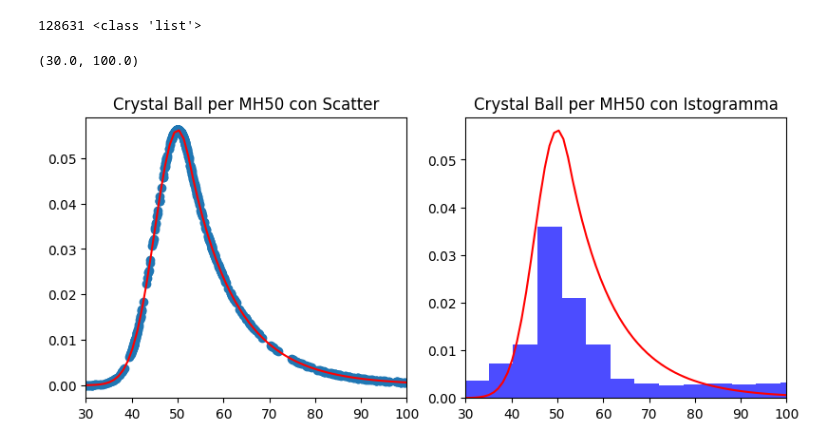
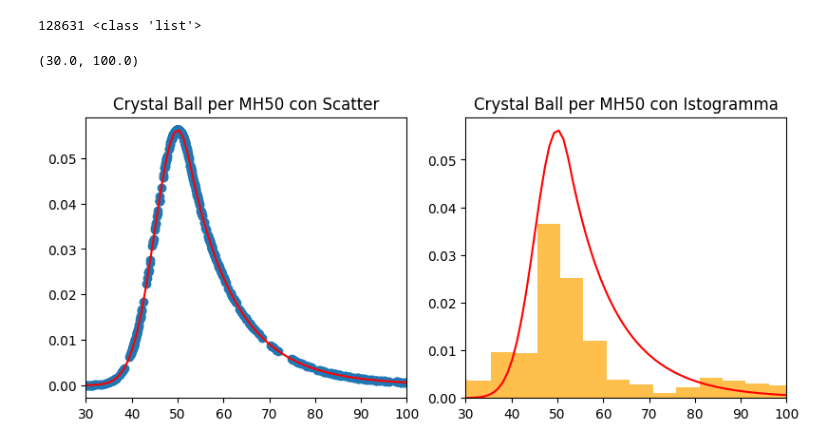
Before and after one commit to riccardocanterini-cyber/Tesi, a Jupyter notebook: Fit_Dati.ipynb, the cells around one changed output. Cells and saved outputs as stored; diff of their text form; code cells hidden in the pictures.

```diff
--- a/Fit_Dati.ipynb
+++ b/Fit_Dati.ipynb
@@ -8,6 +8,7 @@ from iminuit import Minuit
 from iminuit.cost import UnbinnedNLL
 import matplotlib.pyplot as plt
 from Utilities import extractor
+
 
 # Estraiamo i dati e creiamo il range per il grafico
 # Ho creato una funzione per estrarre i dati da ROOT, ho crato un file apposito Utilities nel caso dovesse riservire
@@ -22,32 +23,36 @@ def cb_pdf(x, mu, sigma, beta, m):
     return crystalball.pdf(-1*x, beta, m, loc=-mu, scale=sigma  )
 
 def neg_log_likelihood(mu, sigma, beta, m ):
     pdf = cb_pdf(x_MH50, mu, sigma, beta, m)
     return -np.sum(np.log(pdf))
 
 #Chiedere al prof che ha fatto qui perché ovviemnte non ricordo
 xl=x_MH50[0:1000]
 yl=[ cb_pdf(xi,mu=50,sigma=5,beta=0.5, m=30.0001) for xi in xl]
 
 
 xm=np.linspace(30,100,70)
 ym=cb_pdf(xm,mu=50,sigma=5,beta=0.5, m=30.0001)
 
 fig, ax = plt.subplots(1, 2,figsize=(8, 3.5), sharex=True, constrained_layout=True)
 
 plt.sca(ax[0])
 plt.title("Crystal Ball per MH50 con Scatter")
 plt.scatter(xl,yl)
 plt.plot(xm,ym, color="red")
 plt.xlim(30, 100)
 
 
 plt.sca(ax[1])
 plt.title("Crystal Ball per MH50 con Istogramma")
-plt.hist(x_MH50, bins=50, density=True, alpha=0.7, color='blue')
+plt.hist(xl, bins=50, density=True, alpha=0.7, color='orange')
 plt.plot(xm,ym, color="red")
 plt.xlim(30, 100)
+
+
+
+#Tutto molto carino
 # %% [output]
 128631 <class 'list'>
 (30.0, 100.0)
-[figure, old version]
+[figure, new version]
```
Also changed, not shown: parts of 7 cells of this notebook, 1 other file.
